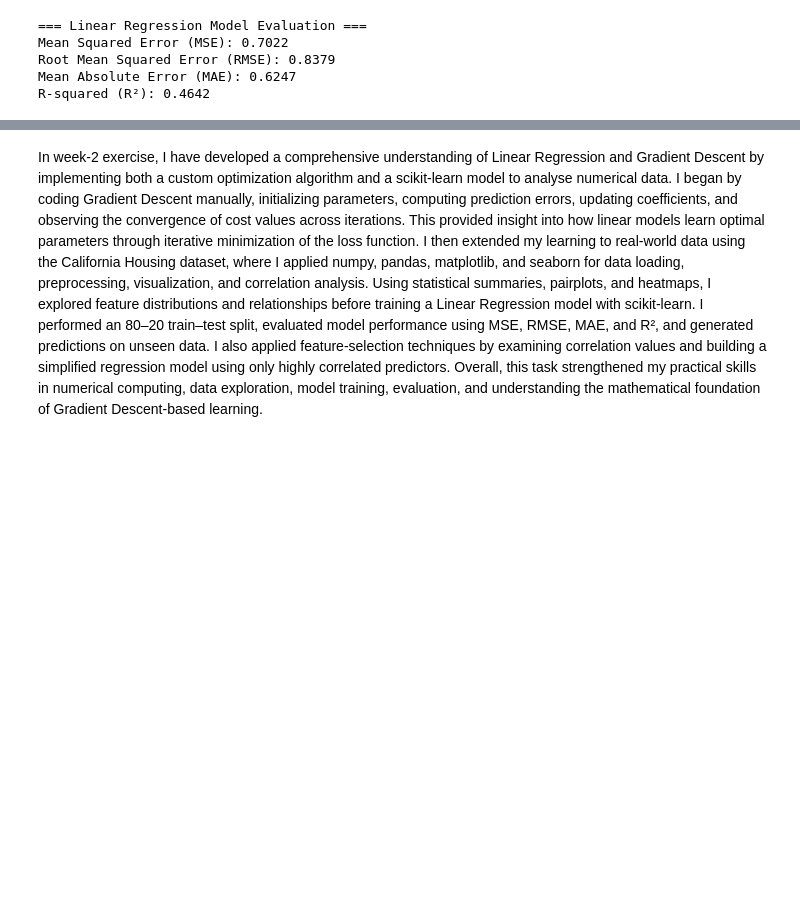
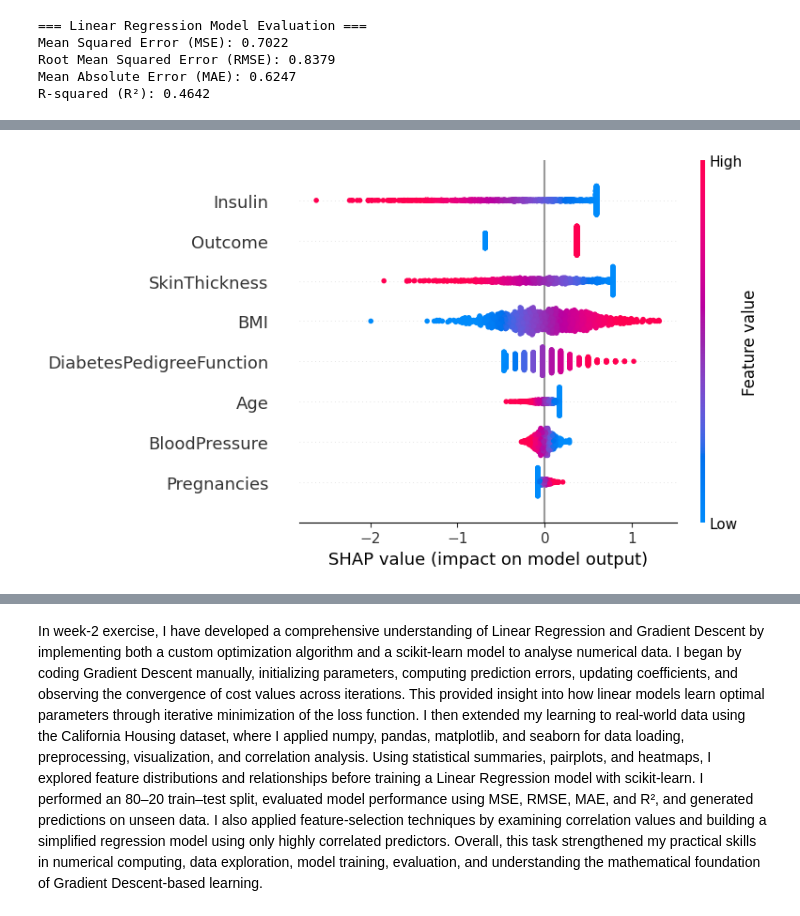
Before and after one commit to Abhijeet3407/Artifical-Inteligence, a Jupyter notebook: Week-2.ipynb, the cells around one changed output, grey strips where cells are left out. Drawn from its saved outputs; the diff is of its cells as text; code cells hidden in the pictures; blank space fills up the shorter version.

```diff
--- a/Week-2.ipynb
+++ b/Week-2.ipynb
@@ -389,3 +389,90 @@ Mean Squared Error (MSE): 0.7022
 Root Mean Squared Error (RMSE): 0.8379
 Mean Absolute Error (MAE): 0.6247
 R-squared (R²): 0.4642
+# %%
+# !pip install shap scikit-learn pandas matplotlib
+
+import shap
+import pandas as pd
+import numpy as np
+import matplotlib.pyplot as plt
+
+from sklearn.model_selection import train_test_split
+from sklearn.linear_model import LinearRegression
+from sklearn.metrics import mean_squared_error, r2_score
+
+
+csv_path = "Diabetes_ANN (1).csv"
+
+
+df = pd.read_csv(csv_path)
+print("Shape:", df.shape)
+print("Columns:", list(df.columns))
+
+
+PREFERRED_TARGETS = ["Glucose", "BMI", "Insulin", "BloodPressure", "SkinThickness", "DiabetesPedigreeFunction", "Age"]
+
+numeric_cols = df.select_dtypes(include=[np.number]).columns.tolist()
+candidates = [c for c in PREFERRED_TARGETS if c in numeric_cols]
+if not candidates:
+    # Fallback: pick the first numeric column that isn't clearly binary/class label
+    blacklist = {"Outcome", "Label", "Target"}
+    remaining = [c for c in numeric_cols if c not in blacklist]
+    if not remaining:
+        raise ValueError("No suitable numeric target found in the dataset.")
+    TARGET = remaining[0]
+else:
+    TARGET = candidates[0]
+
+print(f"Using TARGET = '{TARGET}'")
+
+
+feature_cols = [c for c in numeric_cols if c != TARGET]
+if len(feature_cols) == 0:
+    raise ValueError("No feature columns available after removing target.")
+
+X = df[feature_cols].copy()
+y = df[TARGET].copy()
+
+# Basic cleaning
+X = X.fillna(0)
+y = y.fillna(y.mean())
+
+
+X_train, X_test, y_train, y_test = train_test_split(
+    X, y, test_size=0.2, random_state=42
+)
+
+model = LinearRegression()
+model.fit(X_train, y_train)
+
+y_pred = model.predict(X_test)
+mse = mean_squared_error(y_test, y_pred)
+r2  = r2_score(y_test, y_pred)
+print(f"Mean Squared Error: {mse:.4f}")
+print(f"R² Score: {r2:.4f}")
+
+
+background = shap.utils.sample(X_train, min(100, len(X_train)), random_state=42)
+explainer = shap.Explainer(model.predict, background)
+
+# Compute SHAP values for test set
+shap_values = explainer(X_test)
+
+# --- Global: summary (beeswarm) ---
+shap.summary_plot(shap_values, X_test, show=True)
+
+# --- Global: bar ranking ---
+shap.summary_plot(shap_values, X_test, plot_type="bar", show=True)
+
+# --- Local: explain a single prediction ---
+i = 0  # change index to inspect another sample
+print(f"\nExplaining test instance index: {i}")
+shap.waterfall_plot(shap.Explanation(
+    values=shap_values.values[i],
+    base_values=shap_values.base_values[i],
+    data=X_test.iloc[i],
+    feature_names=X_test.columns.tolist()
+))
+plt.show()
+# %% [output]
@@ -391,0 +484 @@ R-squared (R²): 0.4642
+[figure, added]
```
Also changed, not shown: parts of 3 cells of this notebook.
